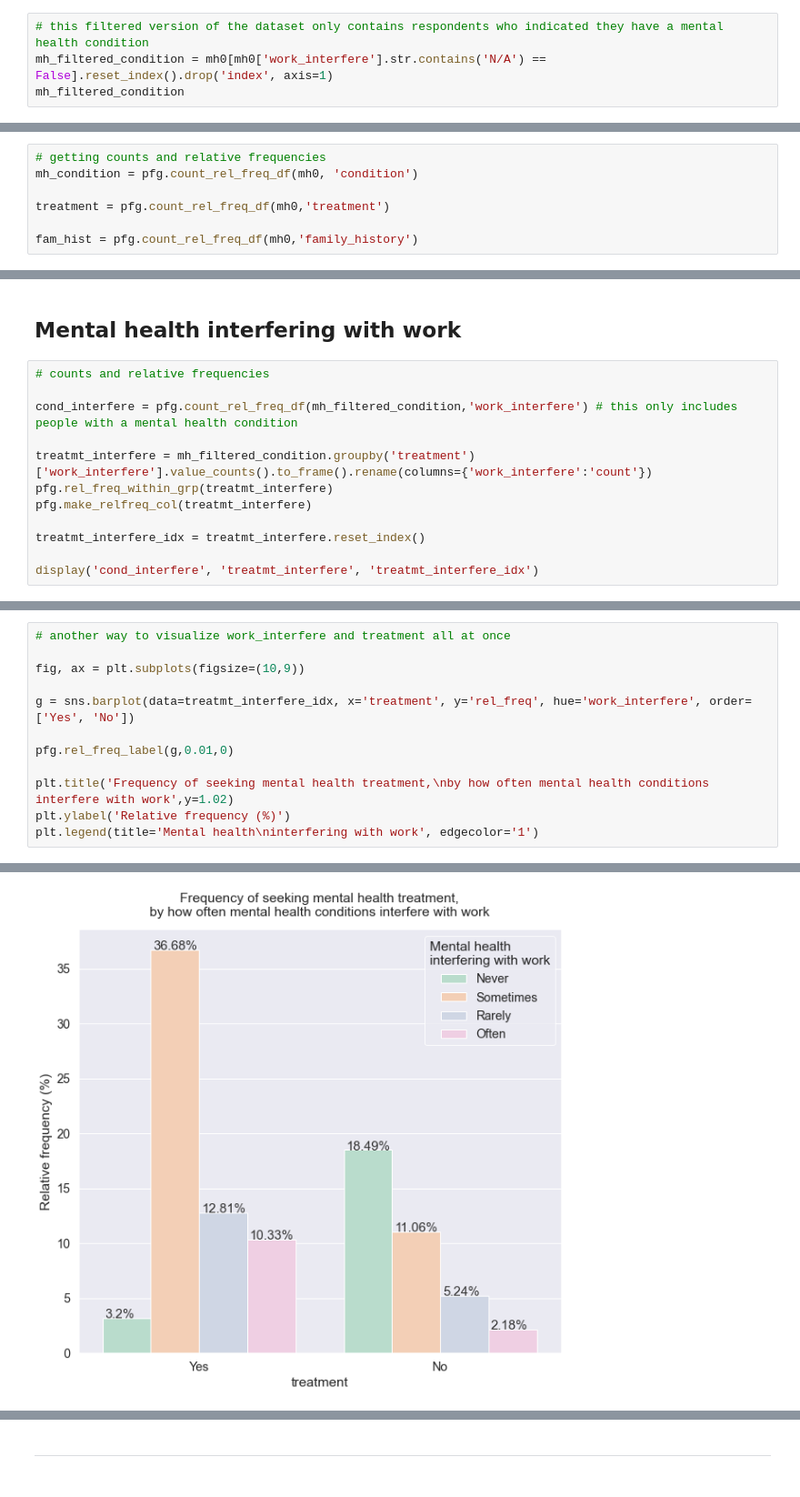
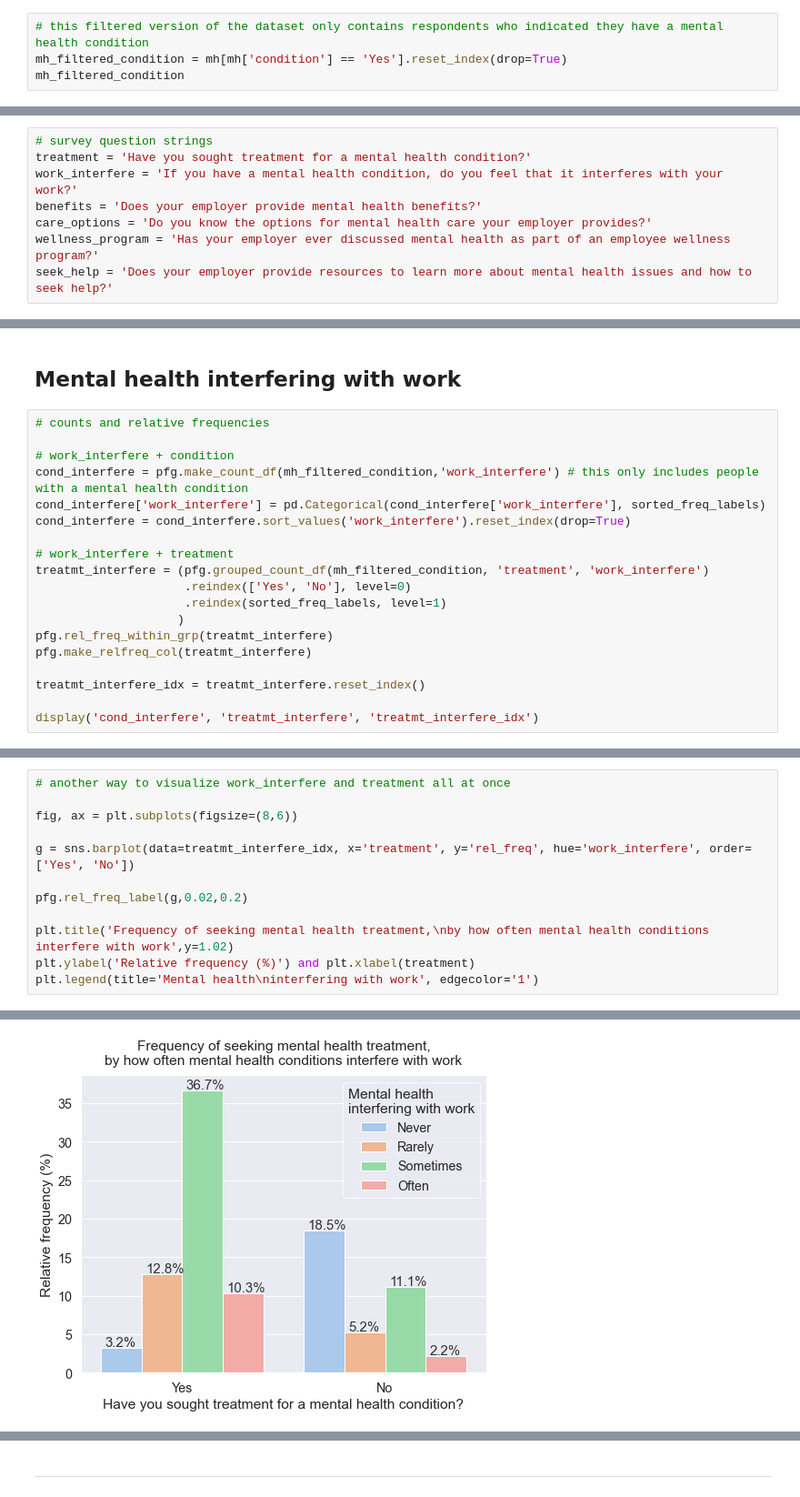
Before and after one commit to cltomiyama/MentalHealthSurvey_analysis, a Jupyter notebook: analysis/gale/analysis_notebook_gc.ipynb, the cells around one changed output, grey strips where cells are left out. Shown at 91% size. Drawn from its saved outputs; the diff is of its cells as text.

```diff
--- a/analysis/gale/analysis_notebook_gc.ipynb
+++ b/analysis/gale/analysis_notebook_gc.ipynb
@@ -54,6 +55,6 @@ mh0
 883 rows × 9 columns
 # %%
 # this filtered version of the dataset only contains respondents who indicated they have a mental health condition
-mh_filtered_condition = mh0[mh0['work_interfere'].str.contains('N/A') == False].reset_index().drop('index', axis=1)
+mh_filtered_condition = mh[mh['condition'] == 'Yes'].reset_index(drop=True)
 mh_filtered_condition
 # %% [output]
@@ -114,3 +116,11 @@ sorted_yn_dict = {0:"Don't know", 1:'Yes', 2:'No'}
+# %%
+# survey question strings
+treatment = 'Have you sought treatment for a mental health condition?'
+work_interfere = 'If you have a mental health condition, do you feel that it interferes with your work?'
+benefits = 'Does your employer provide mental health benefits?'
+care_options = 'Do you know the options for mental health care your employer provides?'
+wellness_program = 'Has your employer ever discussed mental health as part of an employee wellness program?'
+seek_help = 'Does your employer provide resources to learn more about mental health issues and how to seek help?'
 # %%
 class display(object):
     # taken from class notes
@@ -134,7 +143,0 @@ class display(object):
-# %%
-# getting counts and relative frequencies
-mh_condition = pfg.count_rel_freq_df(mh0, 'condition')
-
-treatment = pfg.count_rel_freq_df(mh0,'treatment')
-
-fam_hist = pfg.count_rel_freq_df(mh0,'family_history')
@@ -293,9 +238,16 @@ plt.legend(title='treatment', edgecolor='1')
 # %%
 # counts and relative frequencies
 
-cond_interfere = pfg.count_rel_freq_df(mh_filtered_condition,'work_interfere') # this only includes people with a mental health condition
+# work_interfere + condition
+cond_interfere = pfg.make_count_df(mh_filtered_condition,'work_interfere') # this only includes people with a mental health condition
+cond_interfere['work_interfere'] = pd.Categorical(cond_interfere['work_interfere'], sorted_freq_labels)
+cond_interfere = cond_interfere.sort_values('work_interfere').reset_index(drop=True)
 
-treatmt_interfere = mh_filtered_condition.groupby('treatment')['work_interfere'].value_counts().to_frame().rename(columns={'work_interfere':'count'})
+# work_interfere + treatment
+treatmt_interfere = (pfg.grouped_count_df(mh_filtered_condition, 'treatment', 'work_interfere')
+                     .reindex(['Yes', 'No'], level=0)
+                     .reindex(sorted_freq_labels, level=1)
+                    )
 pfg.rel_freq_within_grp(treatmt_interfere)
 pfg.make_relfreq_col(treatmt_interfere)
 
@@ -355,16 +308,16 @@ Text(0.27, 1.1, 'How often mental health conditions interfere with work,\nby whe
 # %%
 # another way to visualize work_interfere and treatment all at once
 
-fig, ax = plt.subplots(figsize=(10,9))
+fig, ax = plt.subplots(figsize=(8,6))
 
 g = sns.barplot(data=treatmt_interfere_idx, x='treatment', y='rel_freq', hue='work_interfere', order=['Yes', 'No'])
 
-pfg.rel_freq_label(g,0.01,0)
+pfg.rel_freq_label(g,0.02,0.2)
 
 plt.title('Frequency of seeking mental health treatment,\nby how often mental health conditions interfere with work',y=1.02)
-plt.ylabel('Relative frequency (%)')
+plt.ylabel('Relative frequency (%)') and plt.xlabel(treatment)
 plt.legend(title='Mental health\ninterfering with work', edgecolor='1')
 # %% [output]
 <matplotlib.legend.Legend at 0x...>
-[figure, old version]
+[figure, new version]
 # %% [markdown]
```
Also changed, not shown: parts of 54 cells of this notebook.
